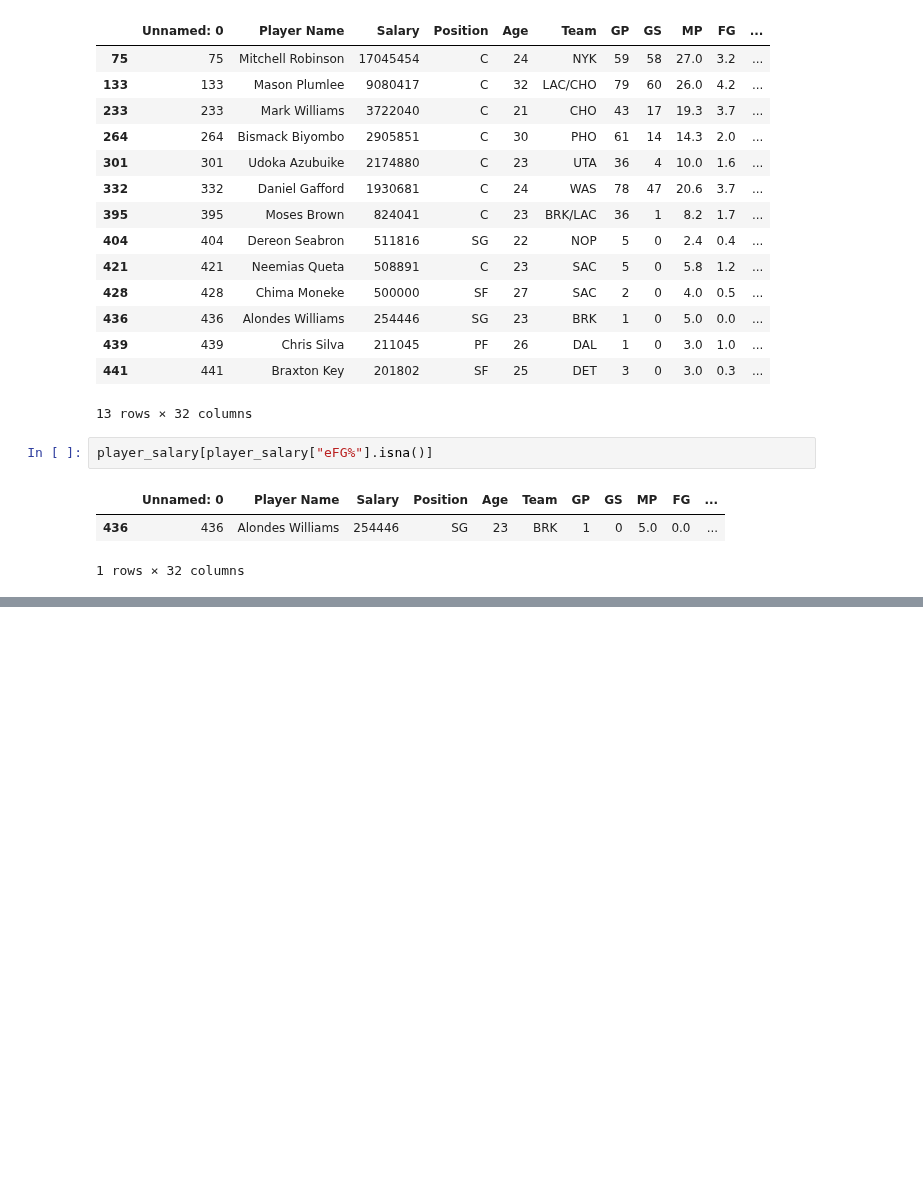
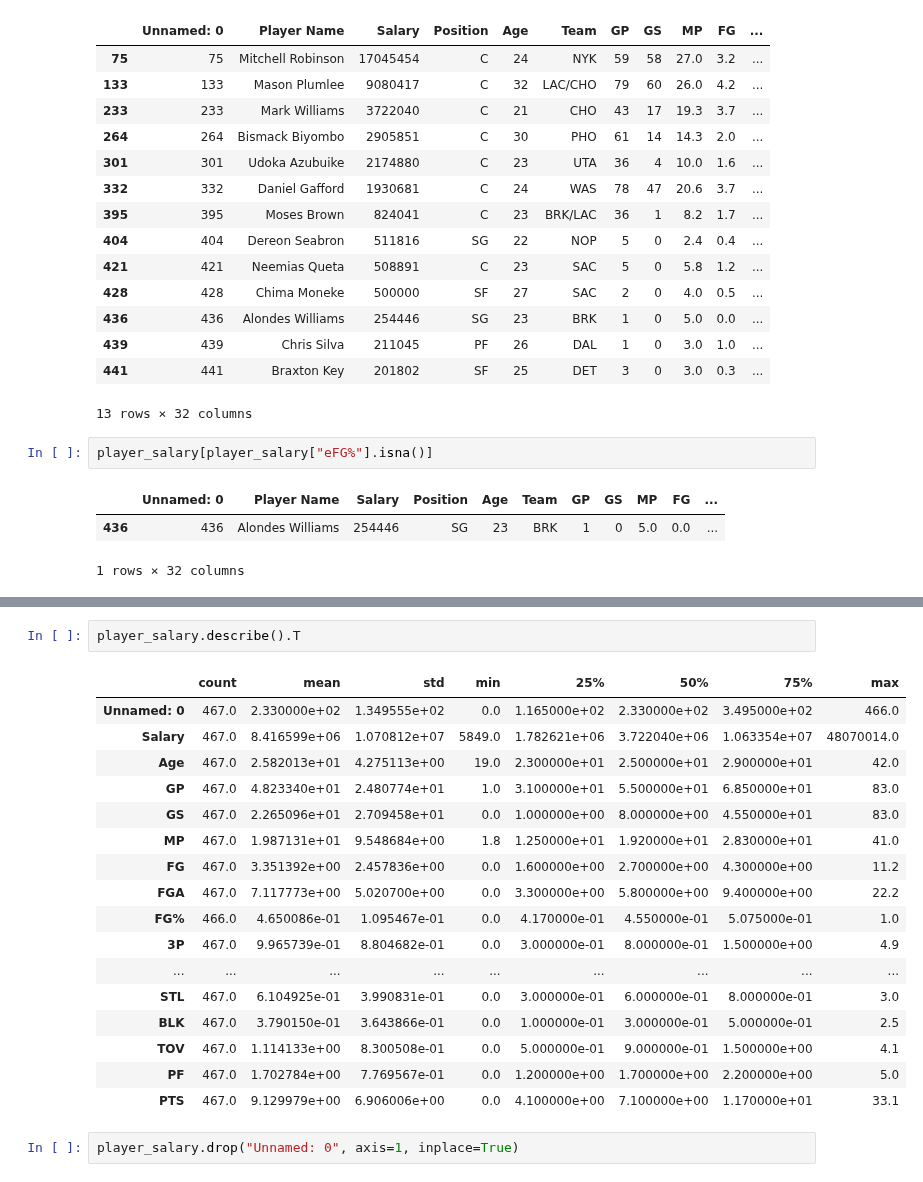
Before and after one commit to MaukanMir/NBA-Salary-Analysis, a Jupyter notebook: training.ipynb, the cells around one changed output, grey strips where cells are left out. Drawn from its saved outputs; the diff is of its cells as text; blank space fills up the shorter version.

```diff
--- a/training.ipynb
+++ b/training.ipynb
@@ -164,0 +166,22 @@ player_salary.sort_values(by="Salary", ascending=False).head(25)
+# %%
+player_salary.describe().T
+# %% [output]
+|  | count | mean | std | min | 25% | 50% | 75% | max |
+| Unnamed: 0 | 467.0 | 2.330000e+02 | 1.349555e+02 | 0.0 | 1.165000e+02 | 2.330000e+02 | 3.495000e+02 | 466.0 |
+| Salary | 467.0 | 8.416599e+06 | 1.070812e+07 | 5849.0 | 1.782621e+06 | 3.722040e+06 | 1.063354e+07 | 48070014.0 |
+| Age | 467.0 | 2.582013e+01 | 4.275113e+00 | 19.0 | 2.300000e+01 | 2.500000e+01 | 2.900000e+01 | 42.0 |
+| GP | 467.0 | 4.823340e+01 | 2.480774e+01 | 1.0 | 3.100000e+01 | 5.500000e+01 | 6.850000e+01 | 83.0 |
+| GS | 467.0 | 2.265096e+01 | 2.709458e+01 | 0.0 | 1.000000e+00 | 8.000000e+00 | 4.550000e+01 | 83.0 |
+| MP | 467.0 | 1.987131e+01 | 9.548684e+00 | 1.8 | 1.250000e+01 | 1.920000e+01 | 2.830000e+01 | 41.0 |
+| FG | 467.0 | 3.351392e+00 | 2.457836e+00 | 0.0 | 1.600000e+00 | 2.700000e+00 | 4.300000e+00 | 11.2 |
+| FGA | 467.0 | 7.117773e+00 | 5.020700e+00 | 0.0 | 3.300000e+00 | 5.800000e+00 | 9.400000e+00 | 22.2 |
+| FG% | 466.0 | 4.650086e-01 | 1.095467e-01 | 0.0 | 4.170000e-01 | 4.550000e-01 | 5.075000e-01 | 1.0 |
+| 3P | 467.0 | 9.965739e-01 | 8.804682e-01 | 0.0 | 3.000000e-01 | 8.000000e-01 | 1.500000e+00 | 4.9 |
+| ... | ... | ... | ... | ... | ... | ... | ... | ... |
+| STL | 467.0 | 6.104925e-01 | 3.990831e-01 | 0.0 | 3.000000e-01 | 6.000000e-01 | 8.000000e-01 | 3.0 |
+| BLK | 467.0 | 3.790150e-01 | 3.643866e-01 | 0.0 | 1.000000e-01 | 3.000000e-01 | 5.000000e-01 | 2.5 |
+| TOV | 467.0 | 1.114133e+00 | 8.300508e-01 | 0.0 | 5.000000e-01 | 9.000000e-01 | 1.500000e+00 | 4.1 |
+| PF | 467.0 | 1.702784e+00 | 7.769567e-01 | 0.0 | 1.200000e+00 | 1.700000e+00 | 2.200000e+00 | 5.0 |
+| PTS | 467.0 | 9.129979e+00 | 6.906006e+00 | 0.0 | 4.100000e+00 | 7.100000e+00 | 1.170000e+01 | 33.1 |
+# %%
+player_salary.drop("Unnamed: 0", axis=1, inplace=True)
```
Also changed, not shown: parts of 2 cells of this notebook.
